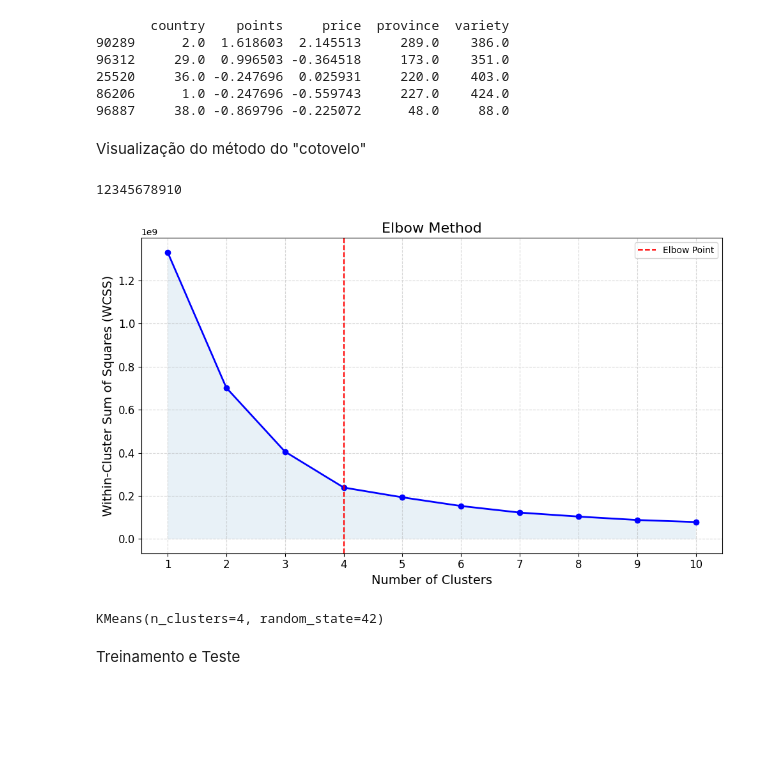
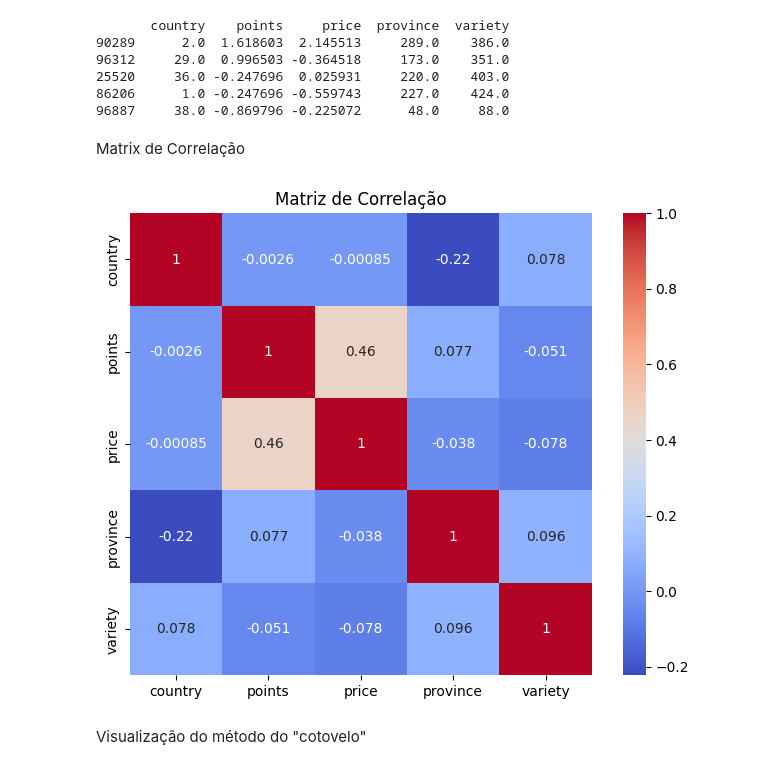
Before and after one commit to Thiagothims/ml_wine, a Jupyter notebook: wine_project.ipynb, the cells around one changed output. Saved outputs shown, nothing was run; the diff lists cells and outputs as text; code cells hidden in the pictures; blank space fills up the shorter version.

```diff
--- a/wine_project.ipynb
+++ b/wine_project.ipynb
@@ -251,42 +256,21 @@ print(df.head())
 25520     36.0 -0.247696  0.025931     220.0    403.0
 86206      1.0 -0.247696 -0.559743     227.0    424.0
 96887     38.0 -0.869796 -0.225072      48.0     88.0
+# %% [markdown]
+Matrix de Correlação
+# %%
+# Selecionar apenas as variáveis numéricas
+numeric_vars = ['country', 'points', 'price', 'province', 'variety']
+
+# Calcular a matriz de correlação
+corr_matrix = df[numeric_vars].corr()
+
+# Visualizar a matriz de correlação usando um mapa de calor
+plt.figure(figsize=(8, 6))
+sns.heatmap(corr_matrix, annot=True, cmap='coolwarm', square=True)
+plt.title('Matriz de Correlação')
+plt.show()
+# %% [output]
+[figure, added]
 # %% [markdown]
 Visualização do método do "cotovelo"
-# %%
-wcss = []
-
-k_range = range(1, 11)
-
-for k in k_range:
-    print(k,end="")
-    kmeans = KMeans(n_clusters=k, random_state=42)
-    kmeans.fit(df)
-    wcss.append(kmeans.inertia_)
-
-plt.figure(figsize=(10, 6))
-plt.plot(k_range, wcss, marker='o', color='blue', linestyle='-', linewidth=2)
-plt.axvline(x=4, color='red', linestyle='--', label='Elbow Point')
-plt.fill_between(k_range, wcss, alpha=0.1)
-
-plt.title('Elbow Method', fontsize=16)
-plt.xlabel('Number of Clusters', fontsize=14)
-plt.ylabel('Within-Cluster Sum of Squares (WCSS)', fontsize=14)
-plt.xticks(k_range, fontsize=12)
-plt.yticks(fontsize=12)
-plt.grid(True, linestyle='--', alpha=0.5)
-plt.legend()
-
-plt.tight_layout()
-plt.show()
-# %% [output]
-12345678910
-[figure, removed]
-# %%
-n_clusters = 4
-kmeans = KMeans(n_clusters=n_clusters, random_state=42)
-kmeans.fit(df)
-# %% [output]
-KMeans(n_clusters=4, random_state=42)
-# %% [markdown]
-Treinamento e Teste
```
Also changed, not shown: parts of 43 cells of this notebook.
